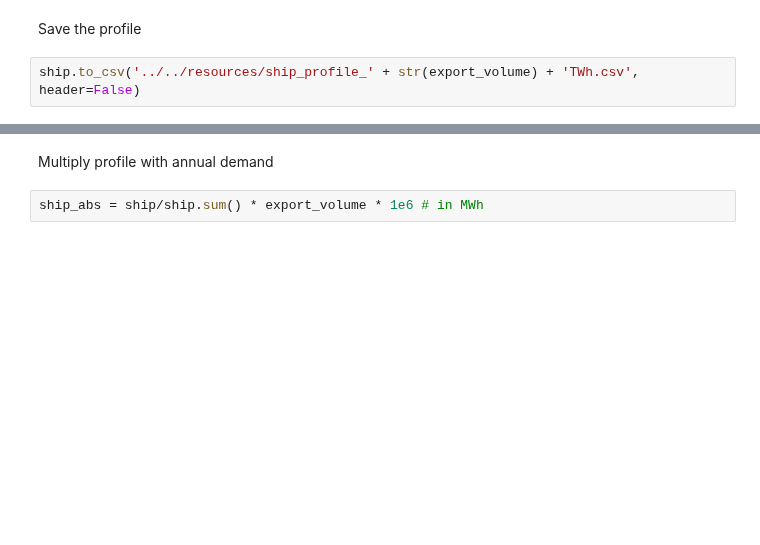
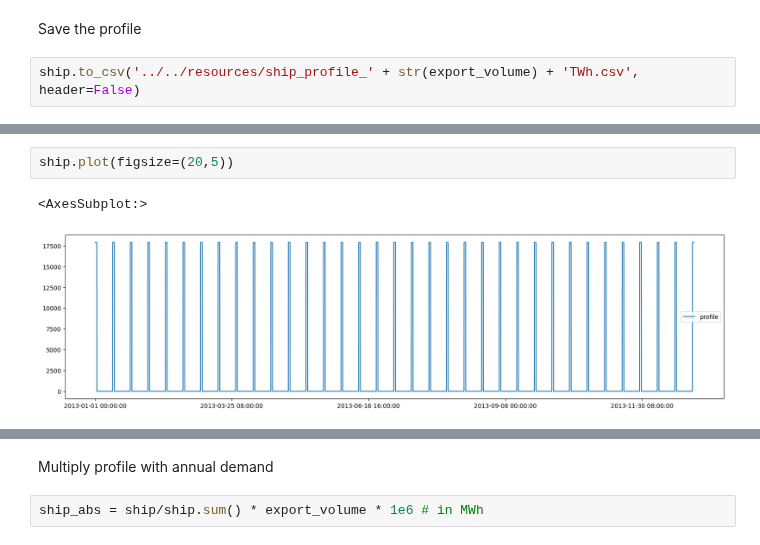
Before and after one commit to energyLS/aldehyde, a Jupyter notebook: workflow/notebooks/create_ship_profile.ipynb, the cells around one changed output, grey strips where cells are left out. Saved outputs shown, nothing was run; the diff lists cells and outputs as text; blank space fills up the shorter version.

```diff
--- a/workflow/notebooks/create_ship_profile.ipynb
+++ b/workflow/notebooks/create_ship_profile.ipynb
@@ -51,3 +59,8 @@ ship = pd.read_csv('../../resources/ship_profile_' + str(export_volume) + 'TWh.c
+# %%
+ship.plot(figsize=(20,5))
+# %% [output]
+<AxesSubplot:>
+[figure, added]
 # %%
 ship.head()
 # %% [output]
```
Also changed, not shown: parts of 4 cells of this notebook.
